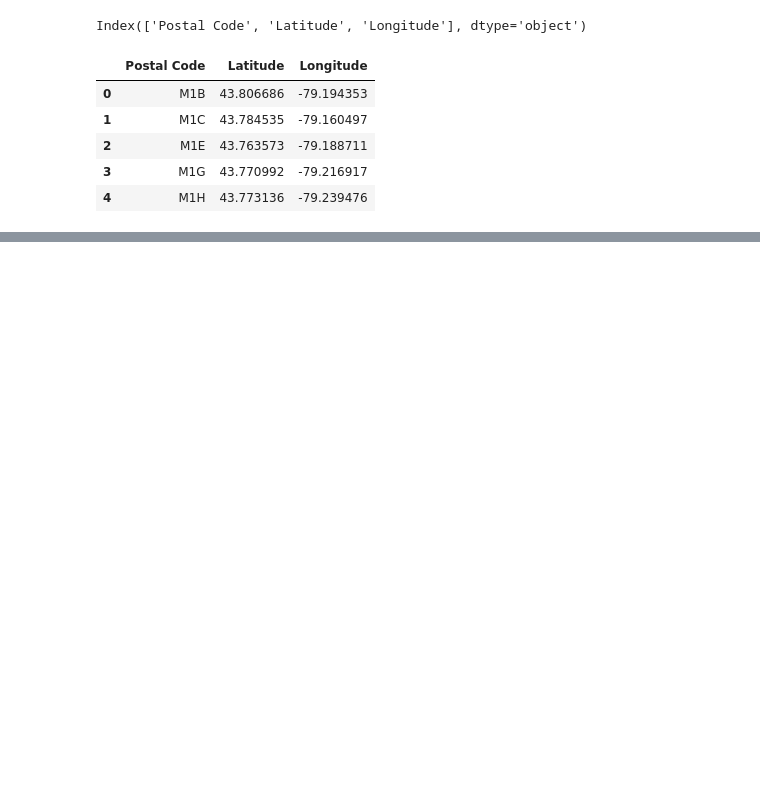
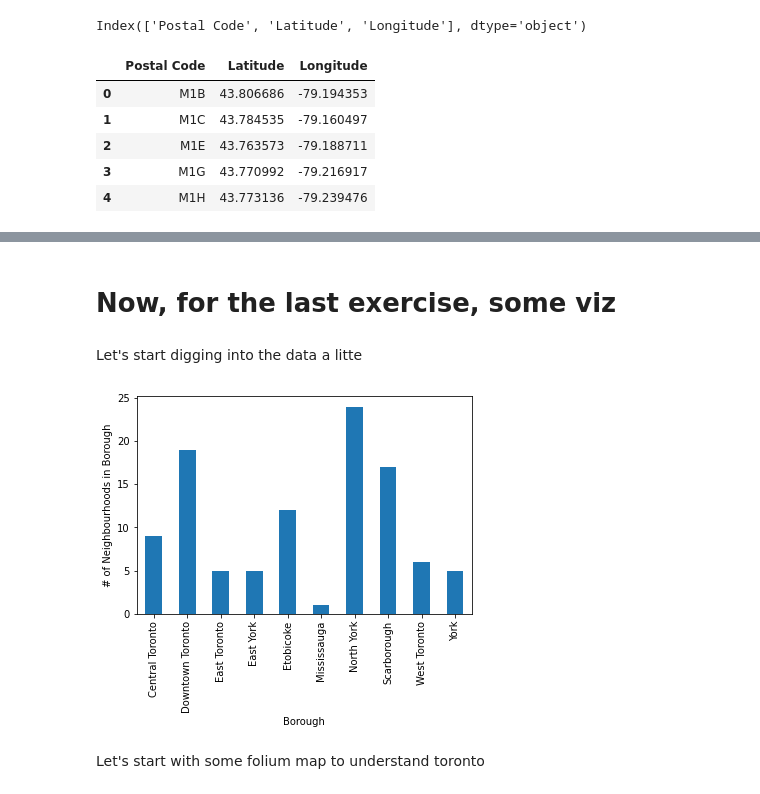
Before and after one commit to daniello2000/Coursera_Capstone, a Jupyter notebook: Coursera_Capstone/Segmenting.ipynb, the cells around one changed output, grey strips where cells are left out. Drawn from its saved outputs; the diff is of its cells as text; code cells hidden in the pictures; blank space fills up the shorter version.

Commit message:
Segmentation Exercise 3

```diff
--- a/Coursera_Capstone/Segmenting.ipynb
+++ b/Coursera_Capstone/Segmenting.ipynb
@@ -120,6 +110,6 @@ Index(['Postal Code', 'Latitude', 'Longitude'], dtype='object')
 | 3 | M1G | 43.770992 | -79.216917 |
 | 4 | M1H | 43.773136 | -79.239476 |
 # %%
-x=pd.merge(df, gdf, how='left', left_on='Postal Code', right_on='Postal Code', suffixes=[None, "_y"])
-x.drop(['Latitude_y', 'Longitude_y'], axis=1, inplace=True)
+x=pd.merge(df, gdf, how='left', left_on='Postal Code', right_on='Postal Code', suffixes=["_x", None])
+x.drop(['Latitude_x', 'Longitude_x'], axis=1, inplace=True)
 df=x
@@ -125,0 +127,16 @@ df=x
+# %% [markdown]
+# Now, for the last exercise, some viz
+# %% [markdown]
+Let's start digging into the data a litte
+# %%
+import matplotlib.pyplot as plt
+
+plt.xlabel('Borough')
+plt.ylabel('# of Neighbourhoods in Borough')
+df.groupby('Borough')['Neighbourhood'].count().plot(kind='bar')
+
+plt.show()
+# %% [output]
+[figure, added]
+# %% [markdown]
+Let's start with some folium map to understand toronto
```
Also changed, not shown: parts of 13 cells of this notebook.
